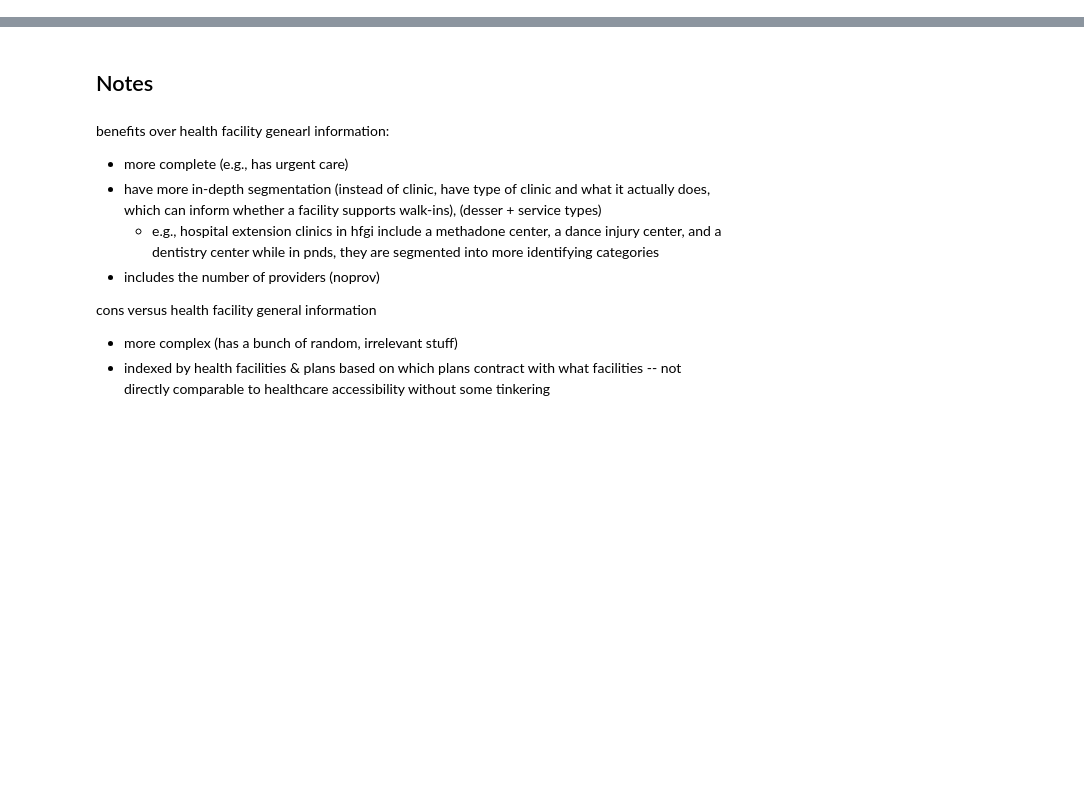
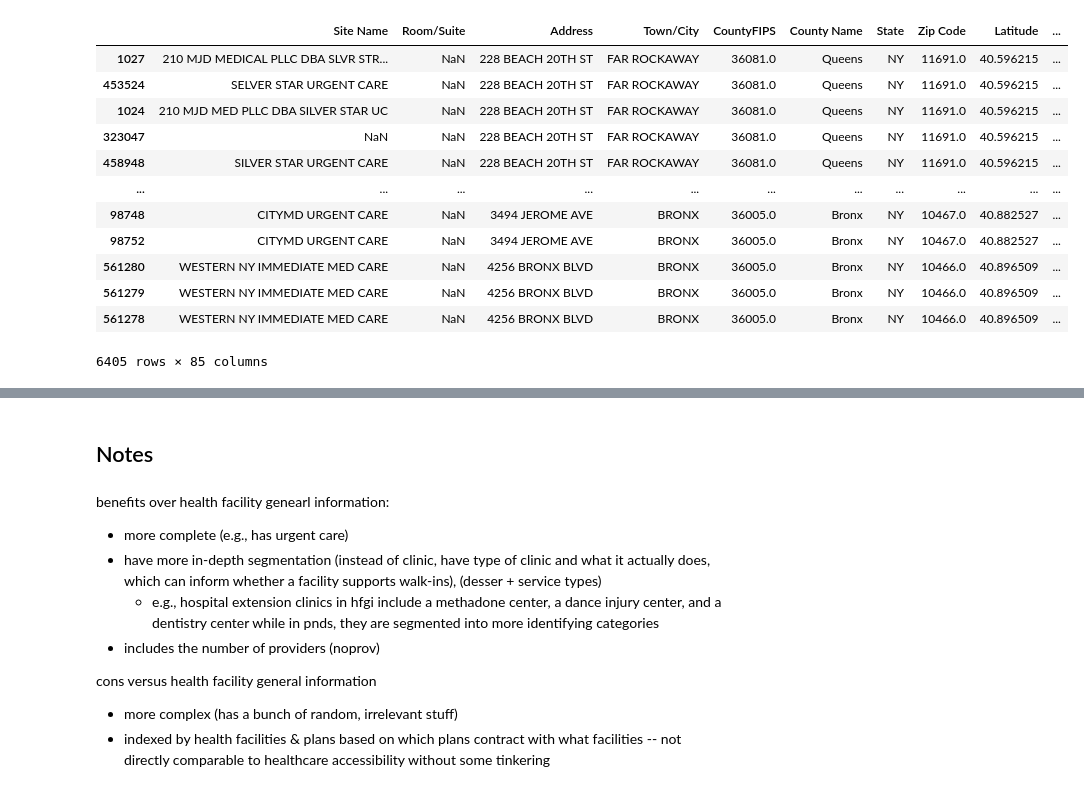
Before and after one commit to yianzhang14/cybergis_hospitals, a Jupyter notebook: data_cleaning_pnds.ipynb, the cells around one changed output, grey strips where cells are left out. Cells and saved outputs as stored; diff of their text form; code cells hidden in the pictures; blank space fills up the shorter version.

```diff
--- a/data_cleaning_pnds.ipynb
+++ b/data_cleaning_pnds.ipynb
@@ -34,0 +20,5 @@ df_ny
+# %%
+# Census tracts in NYC
+tracts = gpd.read_file('./data/new_york_census_tract.geojson')
+tracts['GEOID_County'] = tracts.apply(lambda x:x['GEOID'][0:5], axis=1)
+tracts.head(3)
@@ -34,0 +30,8 @@ df_ny
+# %%
+# Provider data
+df = pd.read_csv("data/Institutional_Provider_Network_Data__2021_Quarter_1.csv")
+df = gpd.GeoDataFrame(df, geometry=gpd.points_from_xy(df['Longitude'], df['Latitude'], crs="EPSG:4326"))
+df['Designated Service'] = df['Designated Service'].apply(lambda x: '{0:0>3}'.format(x))
+df = df.to_crs(tracts.crs)
+
+df.head(3)
@@ -34,0 +44,10 @@ df_ny
+# %%
+# Provider wiithin NYC
+tract_geom_union = pygeos.from_shapely(tracts['geometry'].unary_union)
+
+provider_geom = pygeos.from_shapely(df['geometry'].values)
+provider_geom_tree = pygeos.STRtree(provider_geom, leafsize=50)
+
+query_intersect = provider_geom_tree.query(tract_geom_union, predicate='contains')
+df_nyc = df.loc[query_intersect]
+df_nyc.head(3)
@@ -34,0 +80,19 @@ df_ny
+# %%
+urgent_desser = [149, 250, 901, 823]
+# %%
+df_urgent = df_nyc[df_nyc["Designated Service"].astype(int).isin(urgent_desser)]
+df_urgent
+# %% [output]
+|  | Site Name | Room/Suite | Address | Town/City | CountyFIPS | County Name | State | Zip Code | Latitude | ... |
+| 1027 | 210 MJD MEDICAL PLLC DBA SLVR STR... | NaN | 228 BEACH 20TH ST | FAR ROCKAWAY | 36081.0 | Queens | NY | 11691.0 | 40.596215 | ... |
+| 453524 | SELVER STAR URGENT CARE | NaN | 228 BEACH 20TH ST | FAR ROCKAWAY | 36081.0 | Queens | NY | 11691.0 | 40.596215 | ... |
+| 1024 | 210 MJD MED PLLC DBA SILVER STAR UC | NaN | 228 BEACH 20TH ST | FAR ROCKAWAY | 36081.0 | Queens | NY | 11691.0 | 40.596215 | ... |
+| 323047 | NaN | NaN | 228 BEACH 20TH ST | FAR ROCKAWAY | 36081.0 | Queens | NY | 11691.0 | 40.596215 | ... |
+| 458948 | SILVER STAR URGENT CARE | NaN | 228 BEACH 20TH ST | FAR ROCKAWAY | 36081.0 | Queens | NY | 11691.0 | 40.596215 | ... |
+| ... | ... | ... | ... | ... | ... | ... | ... | ... | ... | ... |
+| 98748 | CITYMD URGENT CARE | NaN | 3494 JEROME AVE | BRONX | 36005.0 | Bronx | NY | 10467.0 | 40.882527 | ... |
+| 98752 | CITYMD URGENT CARE | NaN | 3494 JEROME AVE | BRONX | 36005.0 | Bronx | NY | 10467.0 | 40.882527 | ... |
+| 561280 | WESTERN NY IMMEDIATE MED CARE | NaN | 4256 BRONX BLVD | BRONX | 36005.0 | Bronx | NY | 10466.0 | 40.896509 | ... |
+| 561279 | WESTERN NY IMMEDIATE MED CARE | NaN | 4256 BRONX BLVD | BRONX | 36005.0 | Bronx | NY | 10466.0 | 40.896509 | ... |
+| 561278 | WESTERN NY IMMEDIATE MED CARE | NaN | 4256 BRONX BLVD | BRONX | 36005.0 | Bronx | NY | 10466.0 | 40.896509 | ... |
+6405 rows × 85 columns
```
Also changed, not shown: parts of 25 cells of this notebook, 2 other files.
